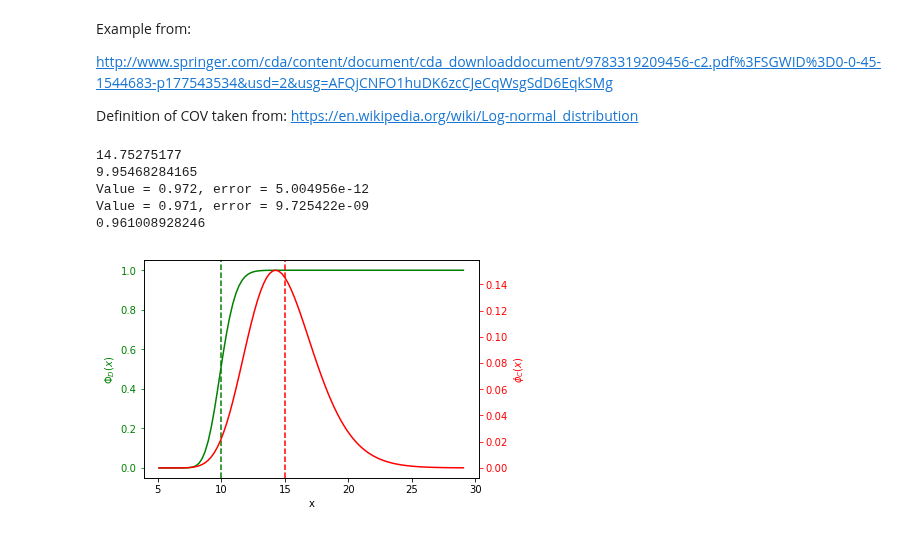
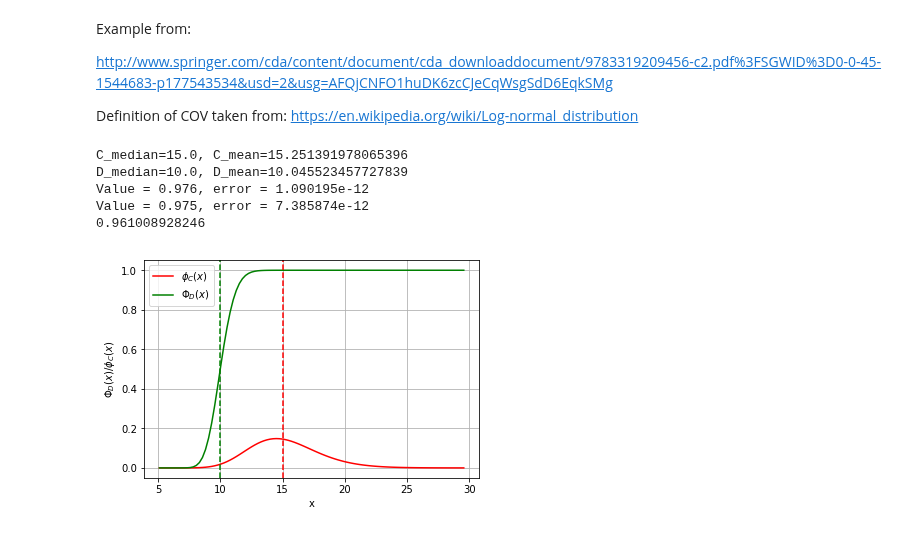
Before and after one commit to pxcandeias/py-notebooks, a Jupyter notebook: reliability.ipynb, the cells around one changed output. Cells and saved outputs as stored; diff of their text form; code cells hidden in the pictures.

```diff
--- a/reliability.ipynb
+++ b/reliability.ipynb
@@ -258,60 +258,54 @@ https://en.wikipedia.org/wiki/Log-normal_distribution
 mu_C = 15.
 COV_C = 0.2
 sigma_C = np.log1p(COV_C)
-aaa = np.exp(np.log(mu_C)-sigma_C**2/2.)
-print(aaa)
-C = lognorm(sigma_C, loc=0, scale=aaa) # capacity
+C = lognorm(sigma_C, loc=0, scale=mu_C) # capacity
+print('C_median={}, C_mean={}'.format(C.ppf(0.5), C.stats(moments='m')))
 
 mu_D = 10.
 COV_D = 0.1
 sigma_D = np.log1p(COV_D)
-bbb = np.exp(np.log(mu_D)-sigma_D**2/2.)
-print(bbb)
-D = lognorm(sigma_D, loc=0, scale=bbb) # demand
+D = lognorm(sigma_D, loc=0, scale=mu_D) # demand
+print('D_median={}, D_mean={}'.format(D.ppf(0.5), D.stats(moments='m')))
 
 x = np.linspace(D.ppf(1e-12), C.ppf(0.9999), 100)
 #x = np.linspace(0.01, 30, 1000)
 
 fig, ax = plt.subplots()
-ax1 = ax.twinx() # secondary axis for capacity
+ax.plot(x, C.pdf(x), label='$\phi_{C}(x)$', color='r')
 ax.plot(x, D.cdf(x), label='$\Phi_{D}(x)$', color='g')
-ax1.plot(x, C.pdf(x), label='$\phi_{C}(x)$', color='r')
-ax.axvline(D.stats(moments='m'), linestyle='--', color='g')
-ax1.axvline(C.stats(moments='m'), linestyle='--', color='r')
-#ax.plot((x[0], D.stats(moments='m')),(0.5, 0.5), linestyle='--', color='g')
-#ax.grid(b=True, linestyle='--', color='g')
+ax.axvline(mu_C, linestyle='--', color='r')
+ax.axvline(mu_D, linestyle='--', color='g')
+ax.grid(b=True)
+ax.legend()
 ax.set_xlabel('x')
-ax.set_ylabel('$\Phi_{D}(x)$', color='g')
-ax.tick_params('y', colors='g')
-ax1.set_ylabel('$\phi_{C}(x)$', color='r')
-ax1.tick_params('y', colors='r')
+ax.set_ylabel('$\Phi_D(x)/\phi_C(x)$')
 
 
 def f1(x):
     """Objective function for numerical quadrature."""
     return D.cdf(x)*C.pdf(x)
 
 
 def f2(x):
     """Objective function for numerical quadrature."""
     return D.pdf(x)*C.sf(x)
 
 
 val, err = quad(f1, D.ppf(1e-12), C.ppf(0.9999))
 print('Value = {:.3f}, error = {:1.6e}'.format(val, err))
 val, err = quad(f2, D.ppf(0.001), C.ppf(0.999))
 print('Value = {:.3f}, error = {:1.6e}'.format(val, err))
-num = np.log(mu_C/np.sqrt(1.+COV_C**2)/(mu_D/np.sqrt(1.+COV_D**2)))
-den = np.sqrt(np.log1p(COV_D**2)+np.log1p(COV_C**2))
+num = np.log((mu_C/np.sqrt(1.+COV_C**2))/(mu_D/np.sqrt(1.+COV_D**2)))
+den = np.sqrt(np.log((1.+COV_D**2)*(1.+COV_C**2)))
 R = 1.-norm.cdf(-num/den)
 print(R)
 # %% [output]
-14.75275177
-9.95468284165
-Value = 0.972, error = 5.004956e-12
-Value = 0.971, error = 9.725422e-09
+C_median=15.0, C_mean=15.251391978065396
+D_median=10.0, D_mean=10.045523457727839
+Value = 0.976, error = 1.090195e-12
+Value = 0.975, error = 7.385874e-12
 0.961008928246
-[figure, old version]
+[figure, new version]
 # %% [markdown]
 [Back to top](#top)
 
```
Also changed, not shown: parts of 1 cell of this notebook.
